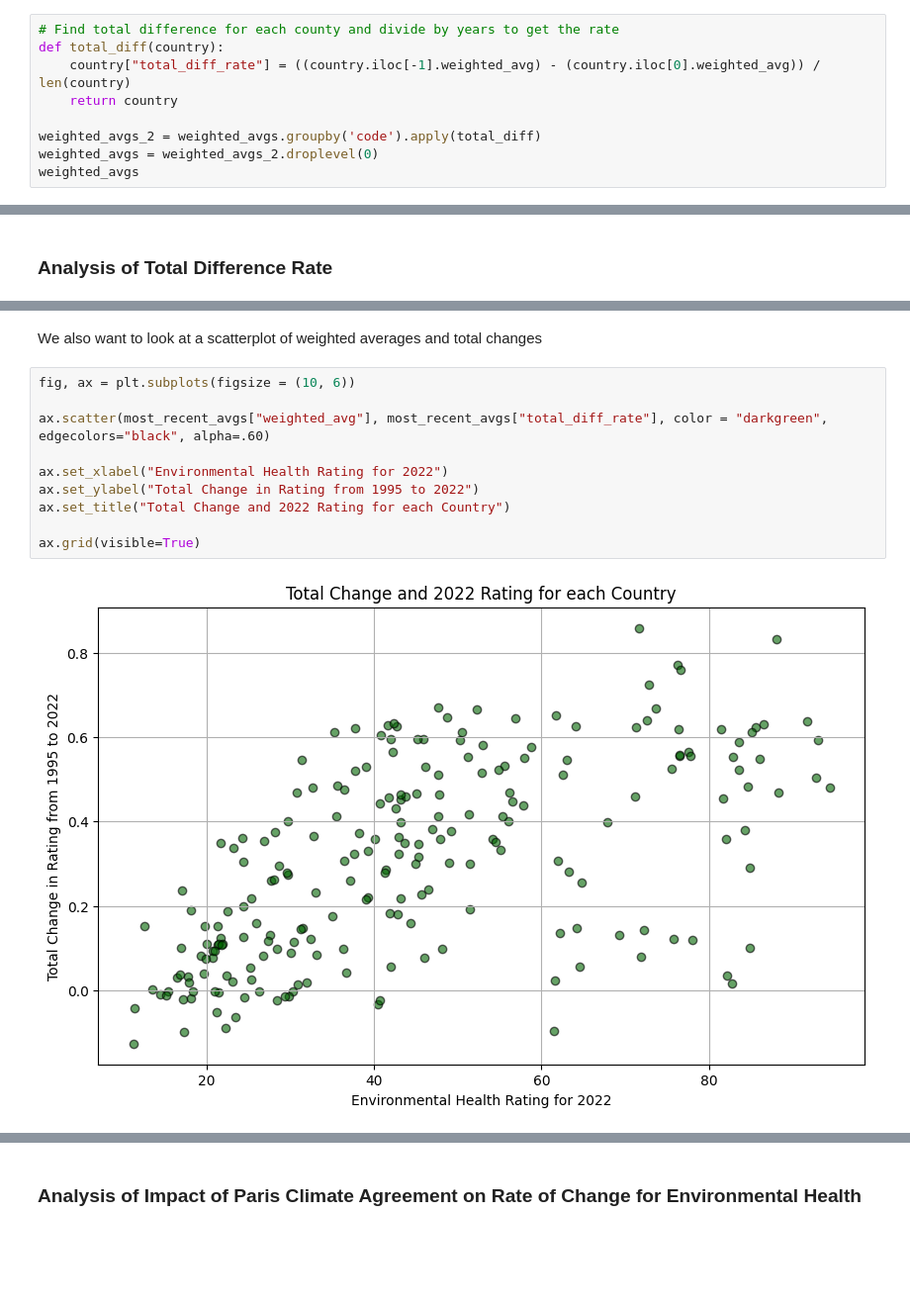
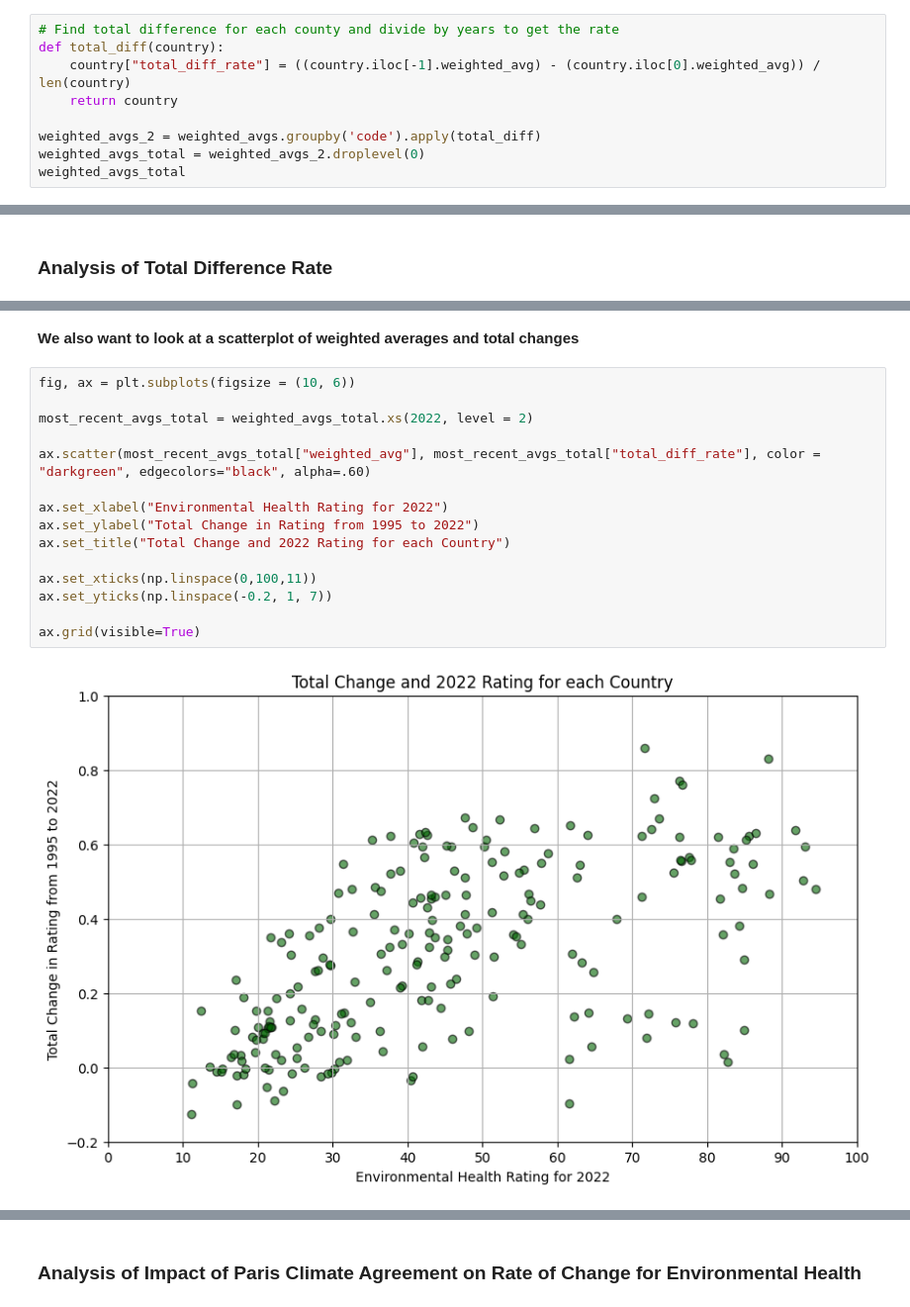
Before and after one commit to sussenbachtucker/DSCI235-Term-Project, a Jupyter notebook: DSCI235FinalProject.ipynb, the cells around one changed output, grey strips where cells are left out. Shown at 99% size. Saved outputs shown, nothing was run; the diff lists cells and outputs as text; blank space fills up the shorter version.

```diff
--- a/DSCI235FinalProject.ipynb
+++ b/DSCI235FinalProject.ipynb
@@ -239,8 +279,8 @@ def total_diff(country):
     return country
 
 weighted_avgs_2 = weighted_avgs.groupby('code').apply(total_diff)
-weighted_avgs = weighted_avgs_2.droplevel(0)
-weighted_avgs
+weighted_avgs_total = weighted_avgs_2.droplevel(0)
+weighted_avgs_total
 # %% [output]
 |  |  |  | country | weighted_avg | total_diff_rate |
 | code | iso | year |  |  |  |
@@ -261,16 +343,21 @@ weighted_avgs
 # %% [markdown]
-We also want to look at a scatterplot of weighted averages and total changes
+**We also want to look at a scatterplot of weighted averages and total changes**
 # %%
 fig, ax = plt.subplots(figsize = (10, 6))
 
-ax.scatter(most_recent_avgs["weighted_avg"], most_recent_avgs["total_diff_rate"], color = "darkgreen", edgecolors="black", alpha=.60)
+most_recent_avgs_total = weighted_avgs_total.xs(2022, level = 2)
+
+ax.scatter(most_recent_avgs_total["weighted_avg"], most_recent_avgs_total["total_diff_rate"], color = "darkgreen", edgecolors="black", alpha=.60)
 
 ax.set_xlabel("Environmental Health Rating for 2022")
 ax.set_ylabel("Total Change in Rating from 1995 to 2022")
 ax.set_title("Total Change and 2022 Rating for each Country")
 
+ax.set_xticks(np.linspace(0,100,11))
+ax.set_yticks(np.linspace(-0.2, 1, 7))
+
 ax.grid(visible=True)
 # %% [output]
-[figure, old version]
+[figure, new version]
 # %% [markdown]
 analysis of graph
```
Also changed, not shown: parts of 20 cells of this notebook.
